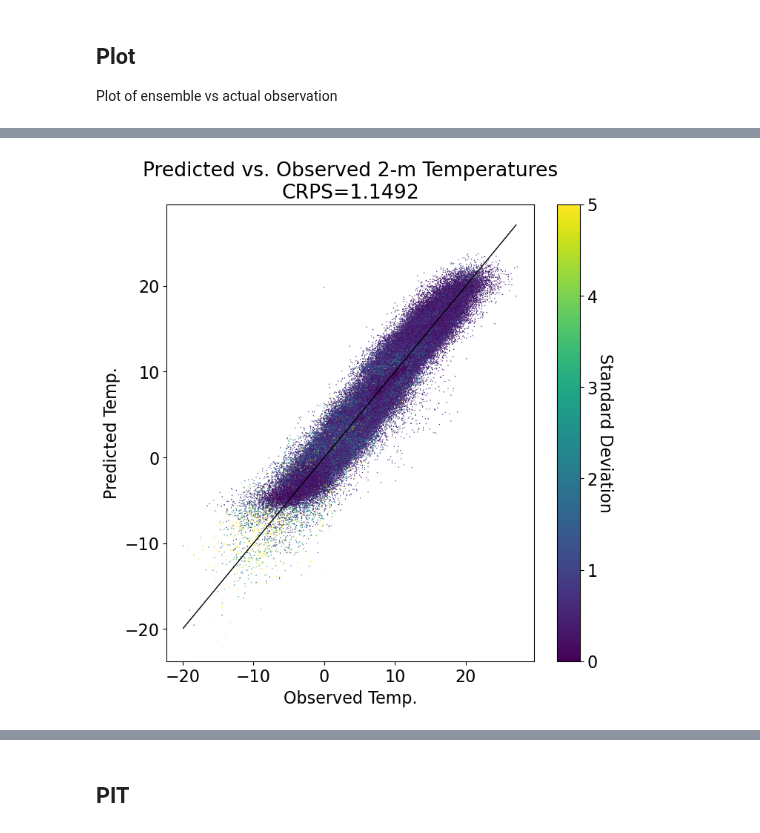
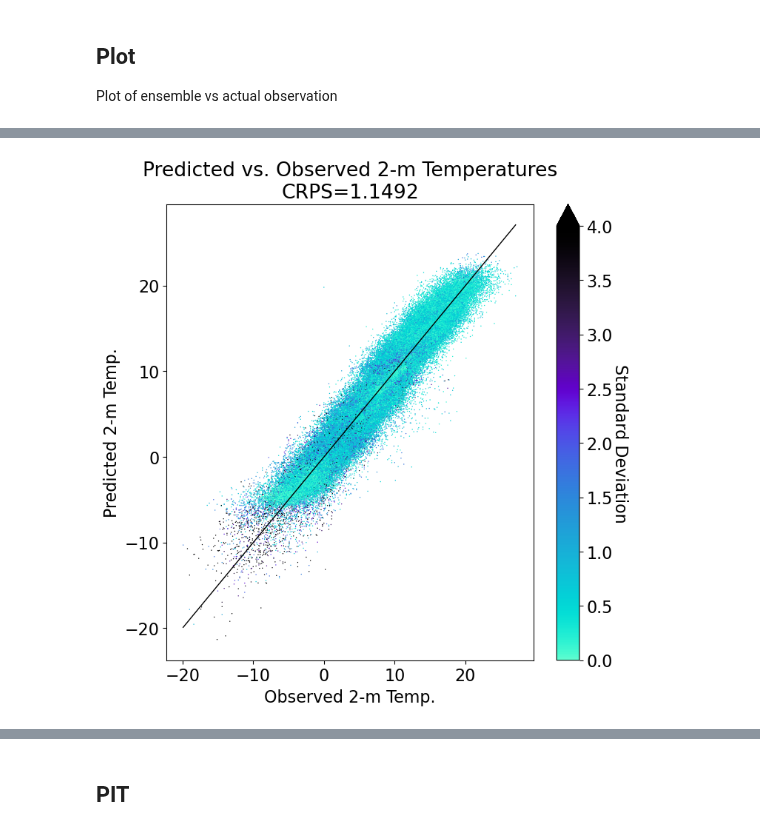
Before and after one commit to m-j-w-f/GNNPP, a Jupyter notebook: slerch_test/raw_ensemble.ipynb, the cells around one changed output, grey strips where cells are left out. Cells and saved outputs as stored; diff of their text form; code cells hidden in the pictures.

```diff
--- a/slerch_test/raw_ensemble.ipynb
+++ b/slerch_test/raw_ensemble.ipynb
@@ -105,15 +162,15 @@ The PostScript backend does not support transparency; partially transparent arti
 # %%
 plt.rcParams.update({'font.size': 16})
 plt.figure(figsize=(8,8))
 plt.plot(np.arange(np.min(data2_clean.obs),np.max(data2_clean.obs),1), np.arange(np.min(data2_clean.obs),np.max(data2_clean.obs),1),linewidth=1, color="black")  # line
-plt.scatter(data2_clean.obs, data2_clean.t2m_mean, c=data2_clean.t2m_var, s=1, linewidth=0, cmap="viridis", vmin=0, vmax=5, rasterized=True)
+plt.scatter(data2_clean.obs, data2_clean.t2m_mean, c=data2_clean.t2m_var, s=1, linewidth=0, cmap=cmr.cosmic_r, vmin=0, vmax=4, rasterized=True)
 
 
-cbar = plt.colorbar()
+cbar = plt.colorbar(extend="max")
 cbar.set_label('Standard Deviation', rotation=270, labelpad=15)
-plt.xlabel('Observed Temp.')
-plt.ylabel('Predicted Temp.')
+plt.xlabel('Observed 2-m Temp.')
+plt.ylabel('Predicted 2-m Temp.')
 plt.title(f"Predicted vs. Observed 2-m Temperatures\nCRPS={crpsMean_2016:.4f}")
 plt.savefig(f"../gnn/plots/predsObs_raw_ensemble.pdf", dpi=600, format='pdf', bbox_inches='tight')
 # %% [output]
-[figure, old version]
+[figure, new version]
```
Also changed, not shown: parts of 14 cells of this notebook, 33 other files.
